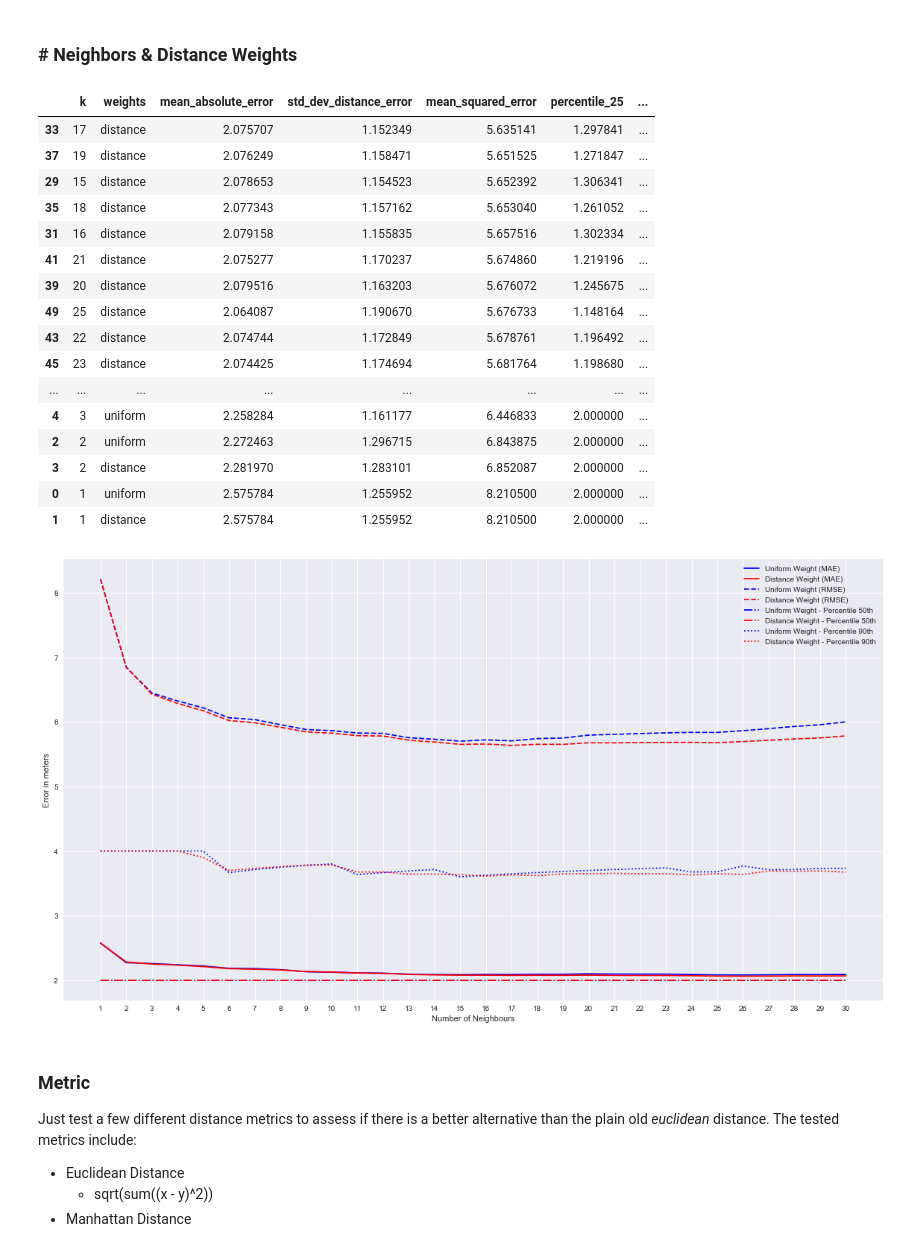
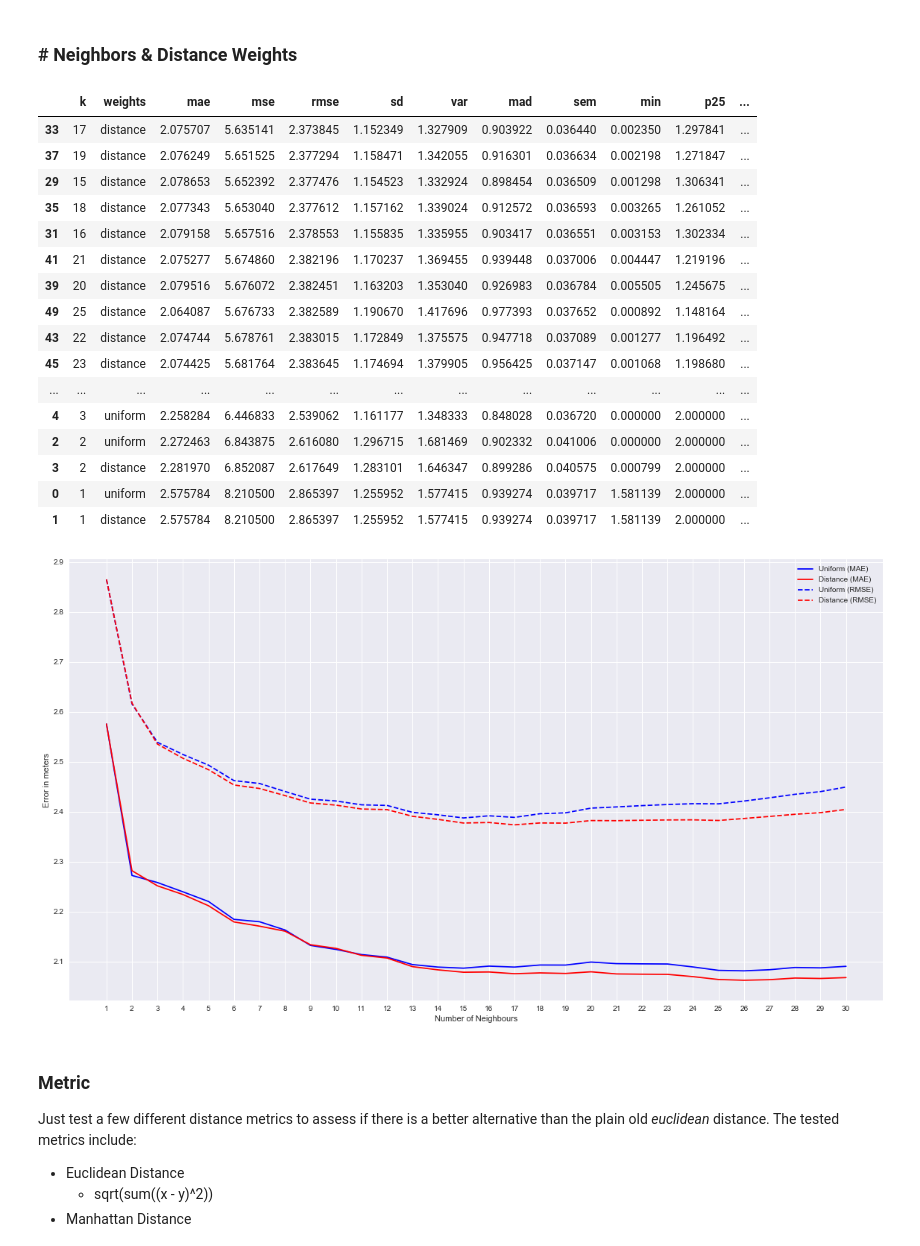
Before and after one commit to YanuX-Framework/YanuX-Cruncher, a Jupyter notebook: WifiFingerprintingExperiments.ipynb, the cells around one changed output. Drawn from its saved outputs; the diff is of its cells as text; code cells hidden in the pictures.

```diff
--- a/WifiFingerprintingExperiments.ipynb
+++ b/WifiFingerprintingExperiments.ipynb
@@ -254,71 +358,59 @@ for k in n_neighbors:
 
         curr_metrics = experiment_metrics(curr_result)
         curr_metrics["k"] = k
         curr_metrics["weights"] = w
         metrics.append(curr_metrics)
 
 cols = ["k","weights"] + list(curr_metrics.keys())[:-2]
 metrics_table = pd.DataFrame(metrics, columns=cols)
 metrics_table.to_csv(output_data_directory + "/metrics-neighbors-weights.csv")
 
 #show table
 display(metrics_table.sort_values(cols[4:]))
 
 # Plotting Error Metrics
 fig, ax = plt.subplots(figsize=(16, 9))
 index = n_neighbors
 
-plt.plot(index, metrics_table[metrics_table["weights"] == "uniform"]["mean_absolute_error"].tolist(),
-         color="b", ls="-", label="Uniform Weight (MAE)")
+plt.plot(index, metrics_table[metrics_table["weights"] == "uniform"]["mae"].tolist(),
+         color="b", ls="-", label="Uniform (MAE)")
 
-plt.plot(index, metrics_table[metrics_table["weights"] == "distance"]["mean_absolute_error"].tolist(),
-         color="r", ls="-", label="Distance Weight (MAE)")
+plt.plot(index, metrics_table[metrics_table["weights"] == "distance"]["mae"].tolist(),
+         color="r", ls="-", label="Distance (MAE)")
 
-plt.plot(index, metrics_table[metrics_table["weights"] == "uniform"]["mean_squared_error"].tolist(),
-         color="b", ls="--", label="Uniform Weight (RMSE)")
+plt.plot(index, metrics_table[metrics_table["weights"] == "uniform"]["rmse"].tolist(),
+         color="b", ls="--", label="Uniform (RMSE)")
 
-plt.plot(index, metrics_table[metrics_table["weights"] == "distance"]["mean_squared_error"].tolist(),
-         color="r", ls="--", label="Distance Weight (RMSE)")
-
-plt.plot(index, metrics_table[metrics_table["weights"] == "uniform"]["percentile_50"].tolist(),
-         color="b", ls="-.", label="Uniform Weight - Percentile 50th")
-
-plt.plot(index, metrics_table[metrics_table["weights"] == "distance"]["percentile_50"].tolist(),
-         color="r", ls="-.", label="Distance Weight - Percentile 50th")
-
-plt.plot(index, metrics_table[metrics_table["weights"] == "uniform"]["percentile_90"].tolist(),
-         color="b", ls=":", label="Uniform Weight - Percentile 90th")
-
-plt.plot(index, metrics_table[metrics_table["weights"] == "distance"]["percentile_90"].tolist(),
-         color="r", ls=":", label="Distance Weight - Percentile 90th")
+plt.plot(index, metrics_table[metrics_table["weights"] == "distance"]["rmse"].tolist(),
+         color="r", ls="--", label="Distance (RMSE)")
 
 plt.xlabel("Number of Neighbours")
 plt.ylabel("Error in meters")
 plt.xticks(index, index)
 
 plt.legend()
 plt.tight_layout()
 plt.savefig(output_data_directory+"/metrics-neighbors-weights.pdf", dpi=300)
 plt.show()
 # %% [output]
-|  | k | weights | mean_absolute_error | std_dev_distance_error | mean_squared_error | percentile_25 | ... |
-| 33 | 17 | distance | 2.075707 | 1.152349 | 5.635141 | 1.297841 | ... |
-| 37 | 19 | distance | 2.076249 | 1.158471 | 5.651525 | 1.271847 | ... |
-| 29 | 15 | distance | 2.078653 | 1.154523 | 5.652392 | 1.306341 | ... |
-| 35 | 18 | distance | 2.077343 | 1.157162 | 5.653040 | 1.261052 | ... |
-| 31 | 16 | distance | 2.079158 | 1.155835 | 5.657516 | 1.302334 | ... |
-| 41 | 21 | distance | 2.075277 | 1.170237 | 5.674860 | 1.219196 | ... |
-| 39 | 20 | distance | 2.079516 | 1.163203 | 5.676072 | 1.245675 | ... |
-| 49 | 25 | distance | 2.064087 | 1.190670 | 5.676733 | 1.148164 | ... |
-| 43 | 22 | distance | 2.074744 | 1.172849 | 5.678761 | 1.196492 | ... |
-| 45 | 23 | distance | 2.074425 | 1.174694 | 5.681764 | 1.198680 | ... |
-| ... | ... | ... | ... | ... | ... | ... | ... |
-| 4 | 3 | uniform | 2.258284 | 1.161177 | 6.446833 | 2.000000 | ... |
-| 2 | 2 | uniform | 2.272463 | 1.296715 | 6.843875 | 2.000000 | ... |
-| 3 | 2 | distance | 2.281970 | 1.283101 | 6.852087 | 2.000000 | ... |
-| 0 | 1 | uniform | 2.575784 | 1.255952 | 8.210500 | 2.000000 | ... |
-| 1 | 1 | distance | 2.575784 | 1.255952 | 8.210500 | 2.000000 | ... |
+|  | k | weights | mae | mse | rmse | sd | var | mad | sem | min | p25 | ... |
+| 33 | 17 | distance | 2.075707 | 5.635141 | 2.373845 | 1.152349 | 1.327909 | 0.903922 | 0.036440 | 0.002350 | 1.297841 | ... |
+| 37 | 19 | distance | 2.076249 | 5.651525 | 2.377294 | 1.158471 | 1.342055 | 0.916301 | 0.036634 | 0.002198 | 1.271847 | ... |
+| 29 | 15 | distance | 2.078653 | 5.652392 | 2.377476 | 1.154523 | 1.332924 | 0.898454 | 0.036509 | 0.001298 | 1.306341 | ... |
+| 35 | 18 | distance | 2.077343 | 5.653040 | 2.377612 | 1.157162 | 1.339024 | 0.912572 | 0.036593 | 0.003265 | 1.261052 | ... |
+| 31 | 16 | distance | 2.079158 | 5.657516 | 2.378553 | 1.155835 | 1.335955 | 0.903417 | 0.036551 | 0.003153 | 1.302334 | ... |
+| 41 | 21 | distance | 2.075277 | 5.674860 | 2.382196 | 1.170237 | 1.369455 | 0.939448 | 0.037006 | 0.004447 | 1.219196 | ... |
+| 39 | 20 | distance | 2.079516 | 5.676072 | 2.382451 | 1.163203 | 1.353040 | 0.926983 | 0.036784 | 0.005505 | 1.245675 | ... |
+| 49 | 25 | distance | 2.064087 | 5.676733 | 2.382589 | 1.190670 | 1.417696 | 0.977393 | 0.037652 | 0.000892 | 1.148164 | ... |
+| 43 | 22 | distance | 2.074744 | 5.678761 | 2.383015 | 1.172849 | 1.375575 | 0.947718 | 0.037089 | 0.001277 | 1.196492 | ... |
+| 45 | 23 | distance | 2.074425 | 5.681764 | 2.383645 | 1.174694 | 1.379905 | 0.956425 | 0.037147 | 0.001068 | 1.198680 | ... |
+| ... | ... | ... | ... | ... | ... | ... | ... | ... | ... | ... | ... | ... |
+| 4 | 3 | uniform | 2.258284 | 6.446833 | 2.539062 | 1.161177 | 1.348333 | 0.848028 | 0.036720 | 0.000000 | 2.000000 | ... |
+| 2 | 2 | uniform | 2.272463 | 6.843875 | 2.616080 | 1.296715 | 1.681469 | 0.902332 | 0.041006 | 0.000000 | 2.000000 | ... |
+| 3 | 2 | distance | 2.281970 | 6.852087 | 2.617649 | 1.283101 | 1.646347 | 0.899286 | 0.040575 | 0.000799 | 2.000000 | ... |
+| 0 | 1 | uniform | 2.575784 | 8.210500 | 2.865397 | 1.255952 | 1.577415 | 0.939274 | 0.039717 | 1.581139 | 2.000000 | ... |
+| 1 | 1 | distance | 2.575784 | 8.210500 | 2.865397 | 1.255952 | 1.577415 | 0.939274 | 0.039717 | 1.581139 | 2.000000 | ... |
-[figure, old version]
+[figure, new version]
 # %% [markdown]
 ### Metric
 Just test a few different distance metrics to assess if there is a better alternative than the plain old *euclidean* distance. The tested metrics include:
```
Also changed, not shown: parts of 13 cells of this notebook, 3 other files.
